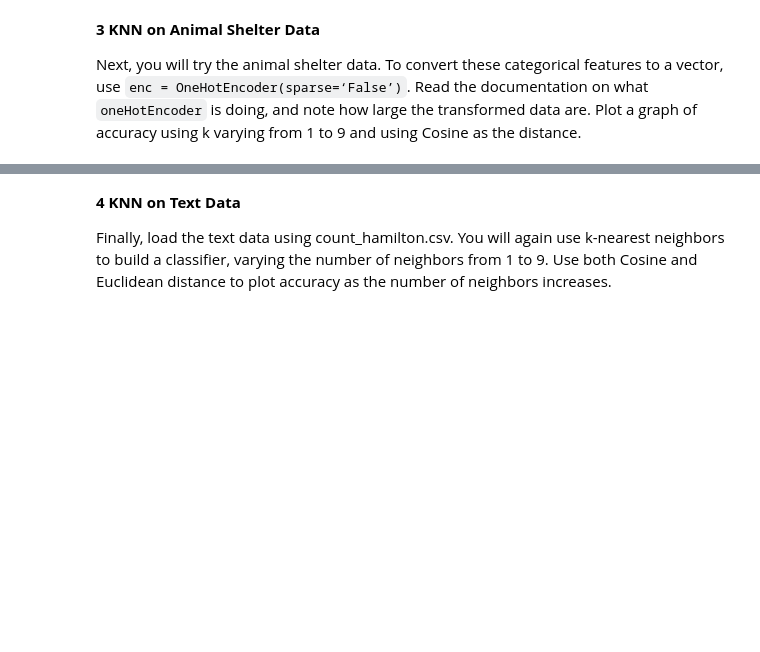
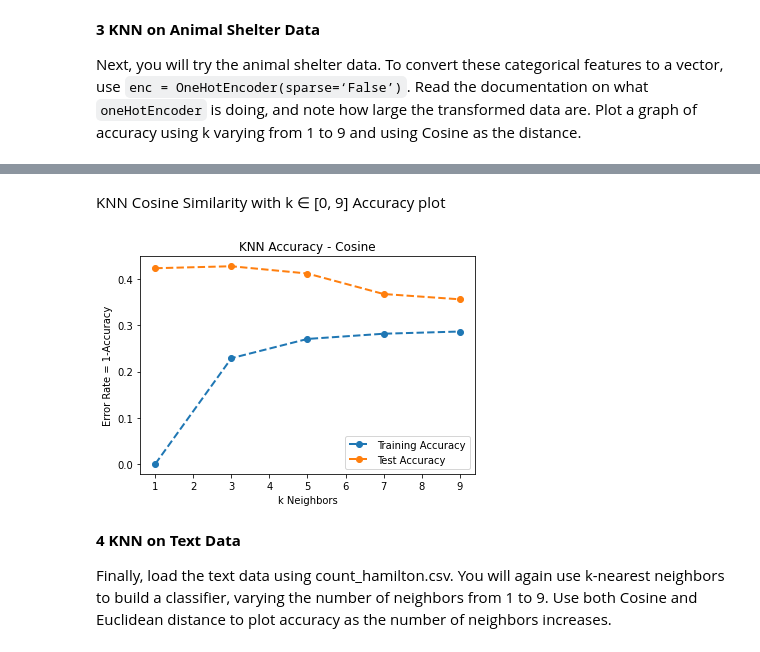
Before and after one commit to zachfreitas/ADS_504_Machine_Learning, a Jupyter notebook: Module_3/Assignment_3/Assignment_3_Template_final.ipynb, the cells around one changed output, grey strips where cells are left out. Saved outputs shown, nothing was run; the diff lists cells and outputs as text; code cells hidden in the pictures; blank space fills up the shorter version.

```diff
--- a/Module_3/Assignment_3/Assignment_3_Template_final.ipynb
+++ b/Module_3/Assignment_3/Assignment_3_Template_final.ipynb
@@ -92,28 +138,29 @@ shelter_df =
 # %%
 # Drop null values on Anima Data
-
+cleaned_data = shelter_df.dropna()
 # Define y as 'OutcomeType' and X as {'Name', 'DateTime', 'AnimalType', 'SexuponOutcome','AgeuponOutcome', 'Breed', 'Color'}
-
+X_data = cleaned_data[['Name', 'DateTime', 'AnimalType', 'SexuponOutcome','AgeuponOutcome', 'Breed', 'Color']]
+y_data = cleaned_data[['OutcomeType']]
 
 # one-hot encode
-ohe = OneHotEncoder(sparse=False).fit(x[['Name', 'AnimalType', 'SexuponOutcome',
-'Breed', 'Color']])
+ohe = OneHotEncoder(sparse=False).fit(X_data[['Name', 'AnimalType', 'SexuponOutcome','Breed', 'Color']])
 
 # ordinal
-ord = OrdinalEncoder().fit(x[['DateTime', 'AgeuponOutcome']])
-cat_df = pd.DataFrame(ohe.transform(x[['Name', 'AnimalType', 'SexuponOutcome',
-'Breed', 'Color']]),
-columns=ohe.get_feature_names(['Name', 'AnimalType',
-'SexuponOutcome', 'Breed','Color']))
-ord_df = pd.DataFrame(ord.transform(x[['DateTime', 'AgeuponOutcome']]),
-columns=['DateTime', 'AgeuponOutcome'])
+ord = OrdinalEncoder().fit(X_data[['DateTime', 'AgeuponOutcome']])
+cat_df = pd.DataFrame(ohe.transform(X_data[['Name', 'AnimalType', 'SexuponOutcome','Breed', 'Color']]),
+                      columns=ohe.get_feature_names(['Name', 'AnimalType','SexuponOutcome', 'Breed','Color']))
+ord_df = pd.DataFrame(ord.transform(X_data[['DateTime', 'AgeuponOutcome']]),
+                      columns=['DateTime', 'AgeuponOutcome'])
 
 # concat the categoricals and ordinals
-x = pd.concat([cat_df, ord_df], axis=1)
+X = pd.concat([cat_df, ord_df], axis=1)
 le = LabelEncoder()
-y = le.fit(y).transform(y)
+y = le.fit(y_data).transform(y_data)
 
 # split data to 90% for training with the random state of 42
+X_train, X_test, y_train, y_test = train_test_split(X, y, test_size=0.10, random_state=42)
 # %%
 # Repeat the same strategy above. Design the KNN in range of 1 to 10 with skip of 2
 # this time use 'Cosine'
+knn_cos_acc, knn_cos_clfs = k_neighbors(X_train, y_train, X_test, y_test,list(range(1,9+1,2)), 'cosine')   #Define the range of 1 to 10 and the type as euclidean
+display(knn_man_acc)
@@ -120,5 +174,10 @@ y = le.fit(y).transform(y)
+# %% [markdown]
+KNN Cosine Similarity with k ∈ [0, 9] Accuracy plot
 # %%
 # Same as previous steps, KNN Cosine Similarity with k ∈ [0, 9] Accuracy plot
+plot_k_neighbors(knn_cos_acc, error=True, title = 'KNN Accuracy - Cosine')
+# %% [output]
+[figure, added]
 # %% [markdown]
 **4 KNN on Text Data**
 
```
Also changed, not shown: parts of 16 cells of this notebook.
